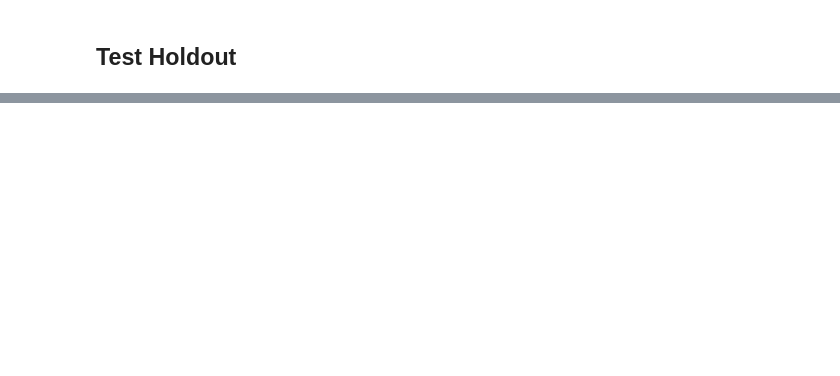
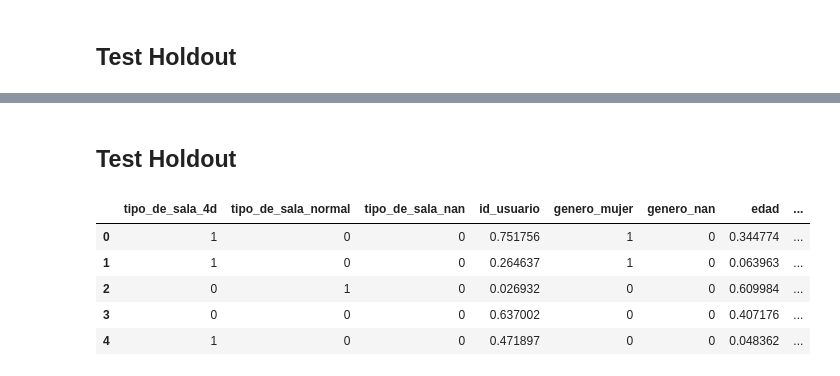
Before and after one commit to JuanOpizzi/Datos-2020-2c, a Jupyter notebook: TP2/voting.ipynb, the cells around one changed output, grey strips where cells are left out. Saved outputs shown, nothing was run; the diff lists cells and outputs as text; code cells hidden in the pictures; blank space fills up the shorter version.

```diff
--- a/TP2/voting.ipynb
+++ b/TP2/voting.ipynb
@@ -333,0 +436,12 @@ df_resultado.to_csv('prediccion/voting_resultado_final.csv')
+# %% [markdown]
+## Test Holdout
+# %%
+df_h_2 = preprocesado_2(holdout, columnas_nuevas)
+df_h_2.head()
+# %% [output]
+|  | tipo_de_sala_4d | tipo_de_sala_normal | tipo_de_sala_nan | id_usuario | genero_mujer | genero_nan | edad | ... |
+| 0 | 1 | 0 | 0 | 0.751756 | 1 | 0 | 0.344774 | ... |
+| 1 | 1 | 0 | 0 | 0.264637 | 1 | 0 | 0.063963 | ... |
+| 2 | 0 | 1 | 0 | 0.026932 | 0 | 0 | 0.609984 | ... |
+| 3 | 0 | 0 | 0 | 0.637002 | 0 | 0 | 0.407176 | ... |
+| 4 | 1 | 0 | 0 | 0.471897 | 0 | 0 | 0.048362 | ... |
```
Also changed, not shown: parts of 75 cells of this notebook, 1 other file.
